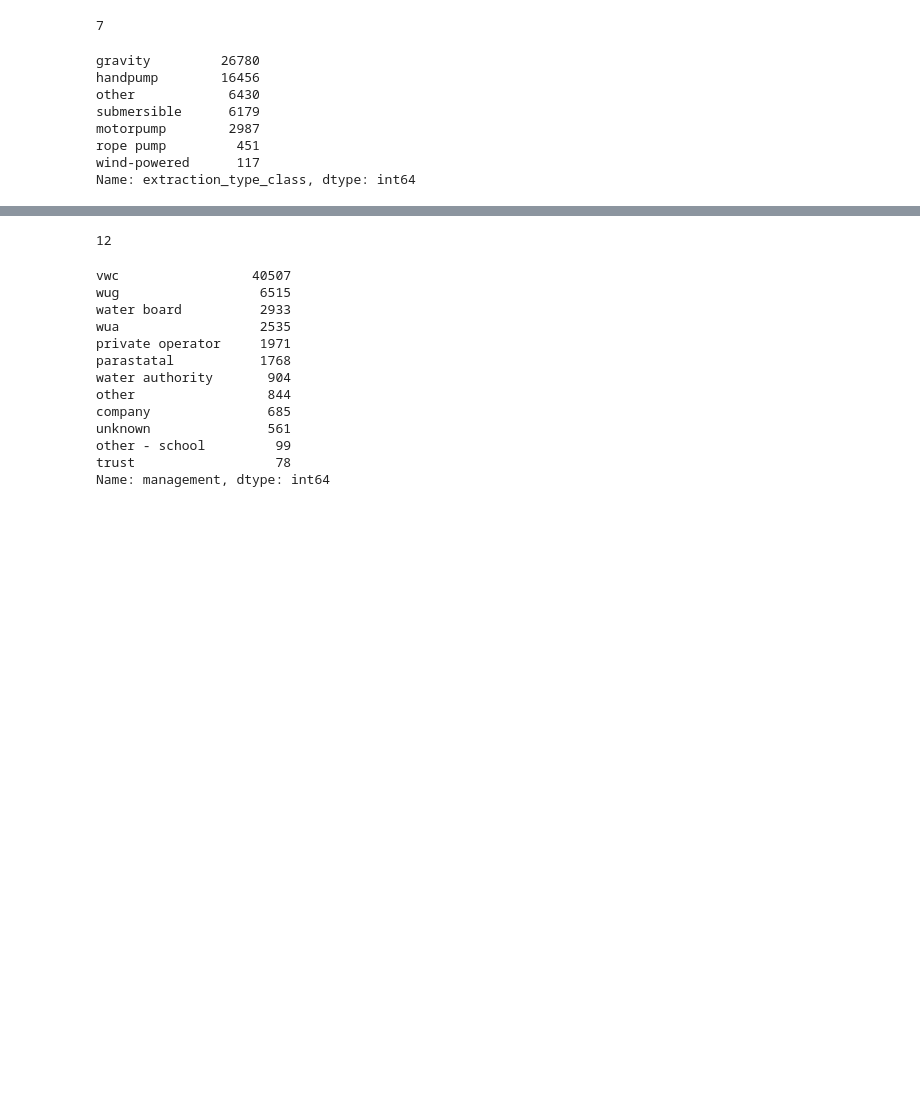
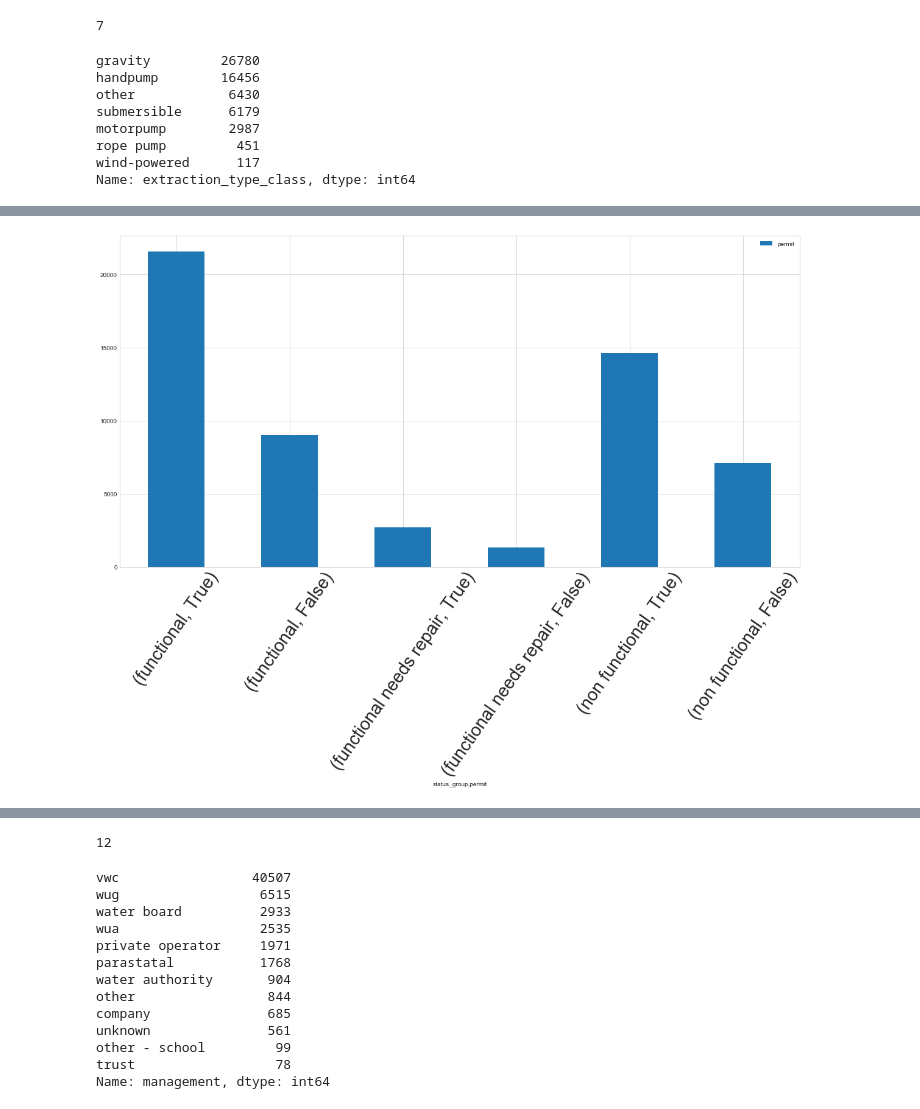
Before and after one commit to sydroth/tanzaniawellclassification, a Jupyter notebook: notebooks/02_jw_EDA.ipynb, the cells around one changed output, grey strips where cells are left out. Saved outputs shown, nothing was run; the diff lists cells and outputs as text; code cells hidden in the pictures; blank space fills up the shorter version.

```diff
--- a/notebooks/02_jw_EDA.ipynb
+++ b/notebooks/02_jw_EDA.ipynb
@@ -493,3 +494,7 @@ train['public_meeting'].fillna(True, inplace=True)
+# %%
+train['public_meeting'].fillna(False, limit=300, inplace=True)
+# %%
+train['public_meeting'].fillna(True, inplace=True)
 # %%
 train['public_meeting'].isna().sum()
 # %% [output]
@@ -603,3 +582,29 @@ train['scheme_management'] = train.apply(lambda x: categorize_scheme(x), axis=1)
+# %%
+def categorize_scheme(row):
+    '''This function will go through each
+    row in the scheme management column
+    and if the value is equal to any of the
+    top 7, will return those values. If not,
+    will categorize the value as other.'''
+    if row['scheme_management'] == 'VWC':
+        return 'vwc'
+    elif row['scheme_management'] == 'WUG':
+        return 'wug'
+    elif row['scheme_management'] == 'Water authority':
+        return 'water_authority'
+    elif row['scheme_management'] == 'WUA':
+        return 'wua'
+    elif row['scheme_management'] == 'Water Board':
+        return 'water_board'
+    elif row['scheme_management'] == 'Parastatal':
+        return 'parastatal'
+    elif row['scheme_management'] == 'Private operator':
+        return 'private_operator'
+    else:
+        return 'other'
+# %%
+train['scheme_management'] = train.apply(lambda x: categorize_scheme(x), axis=1)
+#test['scheme_management'] = test.apply(lambda x: categorize_scheme(x), axis=1)
 # %%
 train['scheme_management'].value_counts()
 # %% [output]
@@ -1378,0 +1309,8 @@ train = train.drop(columns=['extraction_type', 'extraction_type_group'],
+# %%
+plt.figure(figsize=(20,10))
+train.groupby('status_group')['permit'].value_counts().plot(kind='bar', stacked=True)
+plt.xticks(rotation=55, fontsize=29)
+plt.legend()
+plt.show()
+# %% [output]
+[figure, added]
```
Also changed, not shown: parts of 62 cells of this notebook, 7 other files.
